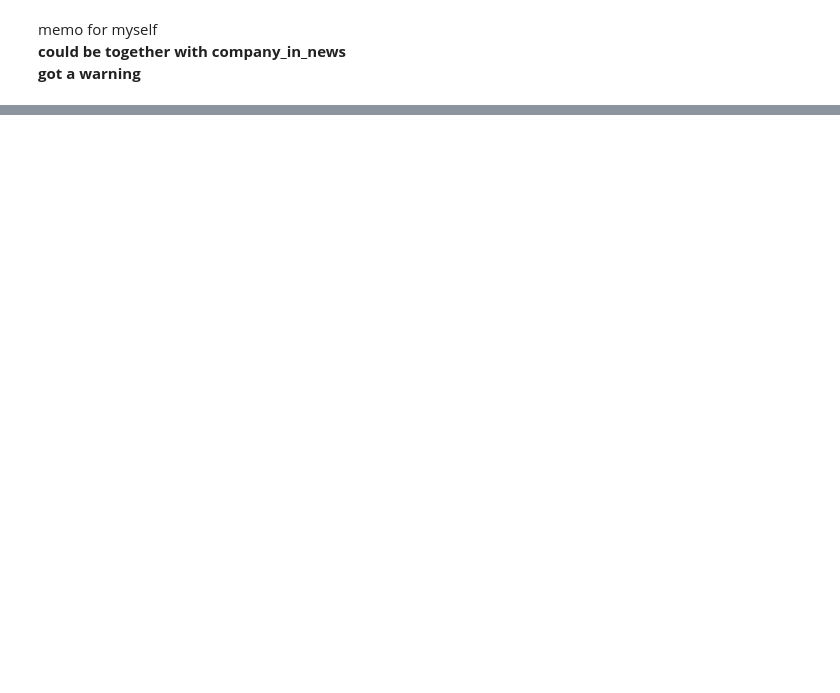
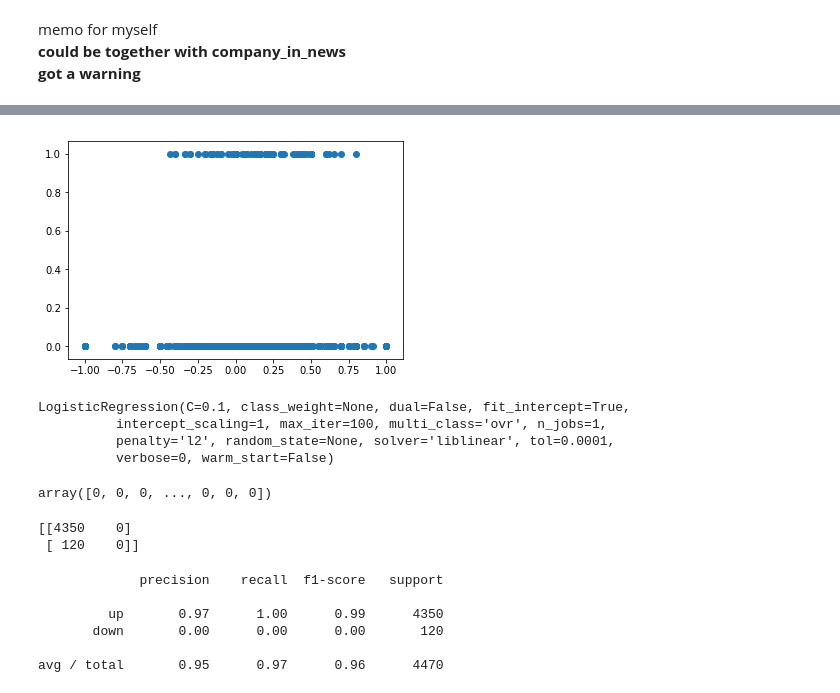
Before and after one commit to oz1717/SFP_SP_prediction, a Jupyter notebook: Project1.ipynb, the cells around one changed output, grey strips where cells are left out. Drawn from its saved outputs; the diff is of its cells as text; code cells hidden in the pictures; blank space fills up the shorter version.

```diff
--- a/Project1.ipynb
+++ b/Project1.ipynb
@@ -182,0 +261,2 @@ NEWS_companies_df['IsUp'] = NEWS_companies_df.apply(get_move, axis = 1, args=(SP
+# %%
+with_move_df['Sentiment'] = with_move_df['TITLE'].apply(get_sentiment)
@@ -182,0 +275,6 @@ NEWS_companies_df['IsUp'] = NEWS_companies_df.apply(get_move, axis = 1, args=(SP
+# %%
+def add_time(row):
+    return datetime.datetime.strftime(row['TIMESTAMP'], "%Y-%m-%d")
+# %%
+with_move_df['Day'] = with_move_df.apply(add_time, axis = 1)
+print(len(with_move_df))
@@ -182,0 +347,22 @@ NEWS_companies_df['IsUp'] = NEWS_companies_df.apply(get_move, axis = 1, args=(SP
+# %%
+X = with_move_df['Sentiment']
+X = X.values.reshape(-1,1)
+y = with_move_df['IsUp'].values
+y = y.astype(int)
+X_train, X_test, y_train, y_test = train_test_split(X, y, test_size=0.30, random_state=0)
+y_actual = y_test
+# %%
+
+
+plt.scatter(X_train,y_train)
+plt.show()
+# %% [output]
+[figure, added]
+# %%
+LR = LogisticRegression(C=0.1)
+LR.fit(X_train, y_train)
+# %% [output]
+LogisticRegression(C=0.1, class_weight=None, dual=False, fit_intercept=True,
+          intercept_scaling=1, max_iter=100, multi_class='ovr', n_jobs=1,
+          penalty='l2', random_state=None, solver='liblinear', tol=0.0001,
+          verbose=0, warm_start=False)
@@ -182,0 +371,20 @@ NEWS_companies_df['IsUp'] = NEWS_companies_df.apply(get_move, axis = 1, args=(SP
+# %%
+y_pred
+# %% [output]
+array([0, 0, 0, ..., 0, 0, 0])
+# %%
+print(confusion_matrix(y_actual, y_pred))
+# %% [output]
+[[4350    0]
+ [ 120    0]]
+# %%
+print(classification_report(y_actual,
+                            y_pred,
+                            target_names=['up', 'down']))
+# %% [output]
+             precision    recall  f1-score   support
+
+         up       0.97      1.00      0.99      4350
+       down       0.00      0.00      0.00       120
+
+avg / total       0.95      0.97      0.96      4470
```
Also changed, not shown: parts of 26 cells of this notebook.
